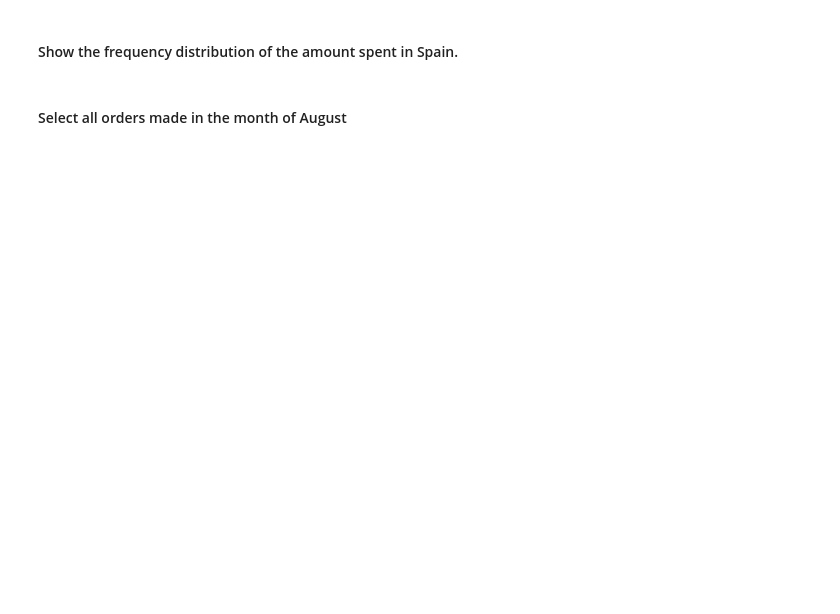
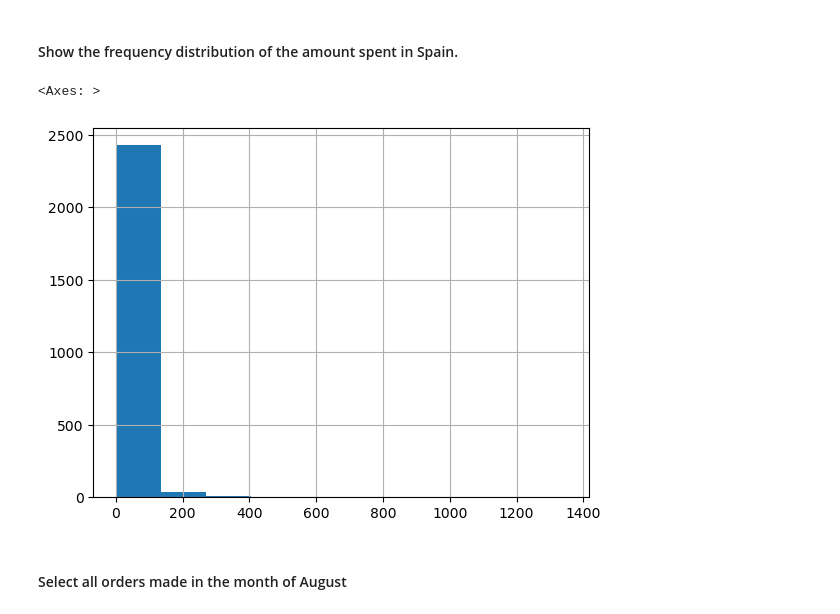
Before and after one commit to Ironhack-Data-Madrid-Octubre-2023/5.1-lab_subsetting_and_descriptive_stats, a Jupyter notebook: your-code/main.ipynb, the cells around one changed output. Saved outputs shown, nothing was run; the diff lists cells and outputs as text; code cells hidden in the pictures; blank space fills up the shorter version.

```diff
--- a/your-code/main.ipynb
+++ b/your-code/main.ipynb
@@ -349,0 +348,8 @@ employee['Salary'].quantile(0.25)
+# %%
+# your answer here
+
+# abrir el archivo de orders.zip
+
+orders = pd.read_csv('orders.zip')
+
+orders.head()
@@ -369,0 +425,8 @@ employee['Salary'].quantile(0.25)
+# %%
+# your answer here
+
+# encontrar los clientes en Spain
+
+spain_customers = orders.loc[orders['Country'] == 'Spain']
+
+spain_customers.head()
@@ -400,3 +560,12 @@ employee['Salary'].quantile(0.25)
+# %%
+# your answer here
+
+# frecuencia de distrubucion de lo que se gasta en Spain
+
+spain_customers['amount_spent'].hist()
+# %% [output]
+<Axes: >
+[figure, added]
 # %% [markdown]
 #### Select all orders made in the month of August
 # %%
```
Also changed, not shown: parts of 26 cells of this notebook.
